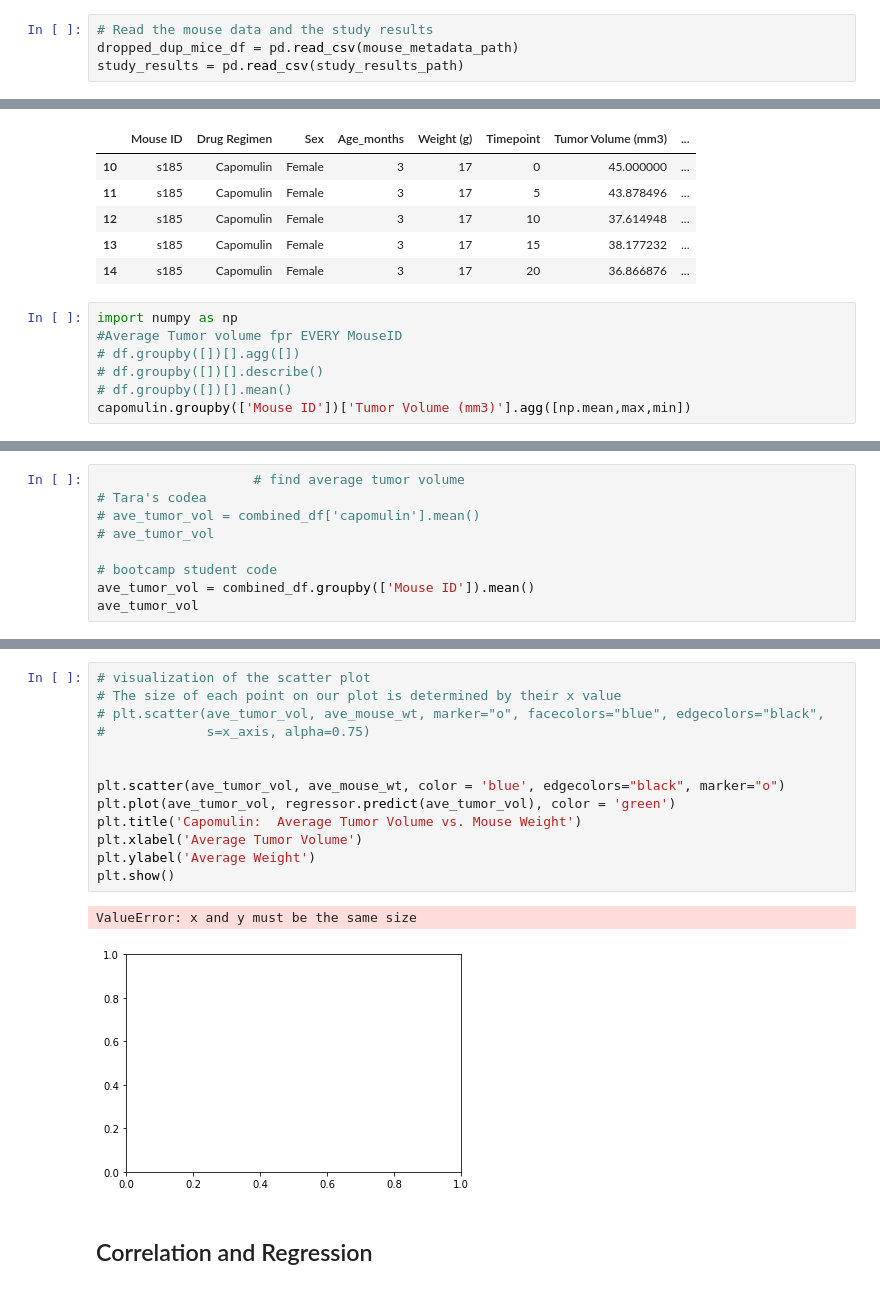
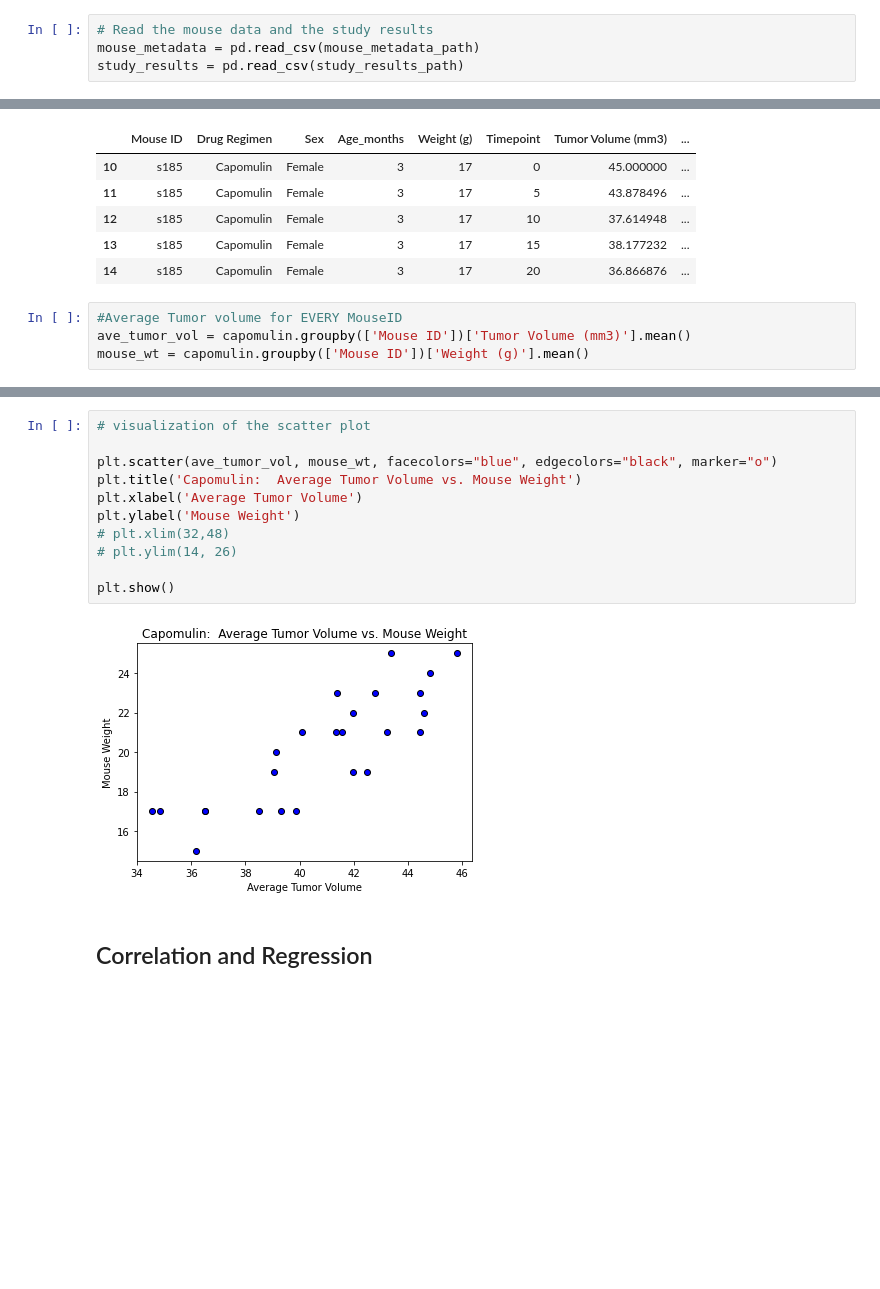
Before and after one commit to tarapolli/Matplotlib-challenge, a Jupyter notebook: pymaceuticals_starter.ipynb, the cells around one changed output, grey strips where cells are left out. Saved outputs shown, nothing was run; the diff lists cells and outputs as text; blank space fills up the shorter version.

```diff
--- a/pymaceuticals_starter.ipynb
+++ b/pymaceuticals_starter.ipynb
@@ -12,7 +15,7 @@ mouse_metadata_path = "data/Mouse_metadata.csv"
 study_results_path = "data/Study_results.csv"
 # %%
 # Read the mouse data and the study results
-dropped_dup_mice_df = pd.read_csv(mouse_metadata_path)
+mouse_metadata = pd.read_csv(mouse_metadata_path)
 study_results = pd.read_csv(study_results_path)
 # %%
 # display csv file for preview
@@ -485,9 +470,6 @@ capomulin.head()
 | 13 | s185 | Capomulin | Female | 3 | 17 | 15 | 38.177232 | ... |
 | 14 | s185 | Capomulin | Female | 3 | 17 | 20 | 36.866876 | ... |
 # %%
-import numpy as np
-#Average Tumor volume fpr EVERY MouseID
-# df.groupby([])[].agg([])
-# df.groupby([])[].describe()
-# df.groupby([])[].mean()
-capomulin.groupby(['Mouse ID'])['Tumor Volume (mm3)'].agg([np.mean,max,min])
+#Average Tumor volume for EVERY MouseID
+ave_tumor_vol = capomulin.groupby(['Mouse ID'])['Tumor Volume (mm3)'].mean()
+mouse_wt = capomulin.groupby(['Mouse ID'])['Weight (g)'].mean()
@@ -513,9 +475,0 @@ capomulin.groupby(['Mouse ID'])['Tumor Volume (mm3)'].agg([np.mean,max,min])
-# %%
-                    # find average tumor volume
-# Tara's codea
-# ave_tumor_vol = combined_df['capomulin'].mean()
-# ave_tumor_vol
-
-# bootcamp student code
-ave_tumor_vol = combined_df.groupby(['Mouse ID']).mean()
-ave_tumor_vol
@@ -573,18 +476,15 @@ plt.xlim(0, x_limit)
 # %%
 # visualization of the scatter plot
-# The size of each point on our plot is determined by their x value
-# plt.scatter(ave_tumor_vol, ave_mouse_wt, marker="o", facecolors="blue", edgecolors="black",
-#             s=x_axis, alpha=0.75)
 
-
-plt.scatter(ave_tumor_vol, ave_mouse_wt, color = 'blue', edgecolors="black", marker="o")
-plt.plot(ave_tumor_vol, regressor.predict(ave_tumor_vol), color = 'green')
+plt.scatter(ave_tumor_vol, mouse_wt, facecolors="blue", edgecolors="black", marker="o")
 plt.title('Capomulin:  Average Tumor Volume vs. Mouse Weight')
 plt.xlabel('Average Tumor Volume')
-plt.ylabel('Average Weight')
+plt.ylabel('Mouse Weight')
+# plt.xlim(32,48)
+# plt.ylim(14, 26)
+
 plt.show()
 # %% [output]
-ValueError: x and y must be the same size
-[figure, old version]
+[figure, new version]
 # %% [markdown]
 ## Correlation and Regression
```
Also changed, not shown: parts of 18 cells of this notebook.
